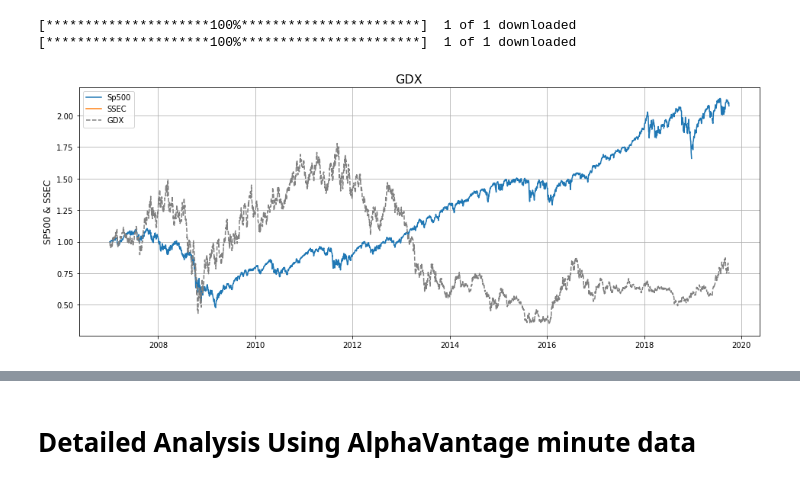
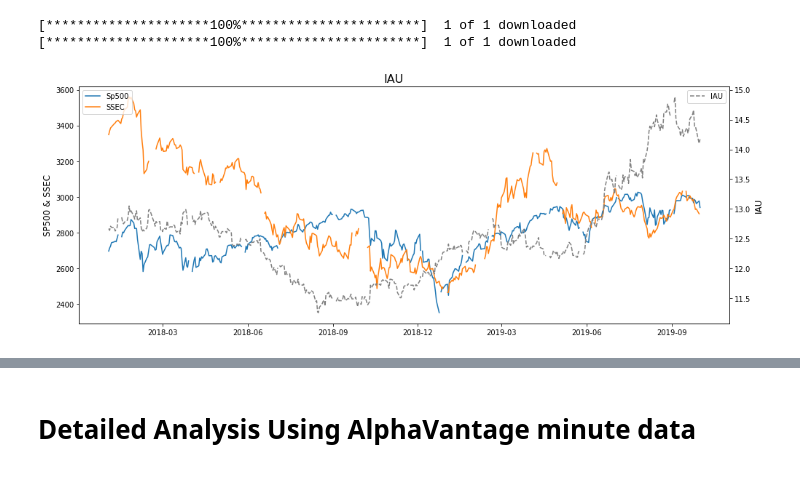
Before and after one commit to derrickfwang/Stock_Related_Scripts, a Jupyter notebook: Stock Analysis_Yahoo_Tushare_AlphaVantage_AllTemplates.ipynb, the cells around one changed output, grey strips where cells are left out. Drawn from its saved outputs; the diff is of its cells as text; code cells hidden in the pictures.

```diff
--- a/Stock Analysis_Yahoo_Tushare_AlphaVantage_AllTemplates.ipynb
+++ b/Stock Analysis_Yahoo_Tushare_AlphaVantage_AllTemplates.ipynb
@@ -43,9 +43,12 @@ def getUsStock(US_Stock, start, end):
     return US
 
 def drawUsStocks(Merged, ticker):
-    StockInfo = StockList[StockList['Symbol'] == ticker]
-    StockInfo = StockInfo.reset_index(drop=True)
-    print(StockInfo['Name'][0],'\t', StockInfo['industry'][0])
+    try:
+        StockInfo = StockList[StockList['Symbol'] == ticker]
+        StockInfo = StockInfo.reset_index(drop=True)
+        print(StockInfo['Name'][0],'\t', StockInfo['industry'][0])
+    except:
+        pass
 
     fig, ax1 = plt.subplots(figsize = (16,6))
     fig.suptitle(ticker, fontsize=16, y = 0.92)
@@ -84,9 +87,12 @@ def getCnStock(CN_Stock, start, end):
     return CN
 
 def drawUsCnStocks(Merged, ticker):
-    StockInfo = StockList[StockList['Symbol'] == ticker]
-    StockInfo = StockInfo.reset_index(drop=True)
-    print(StockInfo['Name'][0],'\t', StockInfo['industry'][0])
+    try:
+        StockInfo = StockList[StockList['Symbol'] == ticker]
+        StockInfo = StockInfo.reset_index(drop=True)
+        print(StockInfo['Name'][0],'\t', StockInfo['industry'][0])
+    except:
+        pass
 
     fig, ax1 = plt.subplots(figsize = (16,6))
     fig.suptitle(ticker, fontsize=16, y = 0.92)
@@ -131,9 +137,12 @@ def getUsCnStock(US_Stock, start, end):
     return fnlDf
 
 def drawUsCnStocksRelative(Merged, ticker):
-    StockInfo = StockList[StockList['Symbol'] == ticker]
-    StockInfo = StockInfo.reset_index(drop=True)
-    print(StockInfo['Name'][0],'\t', StockInfo['industry'][0])
+    try:
+        StockInfo = StockList[StockList['Symbol'] == ticker]
+        StockInfo = StockInfo.reset_index(drop=True)
+        print(StockInfo['Name'][0],'\t', StockInfo['industry'][0])
+    except:
+        pass
 
     Merged[['Sp500','SSEC',ticker]] = Merged[['Sp500','SSEC',ticker]].divide(Merged[['Sp500','SSEC',ticker]].ix[0])
 
@@ -165,10 +174,10 @@ General Electric Company         Consumer Electronics/Appliances
 # %%
-US_Stock = 'GDX'
-start = '2007-01-01'
+US_Stock = 'IAU'
+start = '2018-01-01'
 end = '2019-10-01'
 df = getUsCnStock(US_Stock, start, end)
-drawUsCnStocksRelative(df, US_Stock)
+drawUsCnStocks(df, US_Stock)
 # %% [output]
 [*********************100%***********************]  1 of 1 downloaded
 [*********************100%***********************]  1 of 1 downloaded
-[figure, old version]
+[figure, new version]
```
Also changed, not shown: parts of 11 cells of this notebook.
